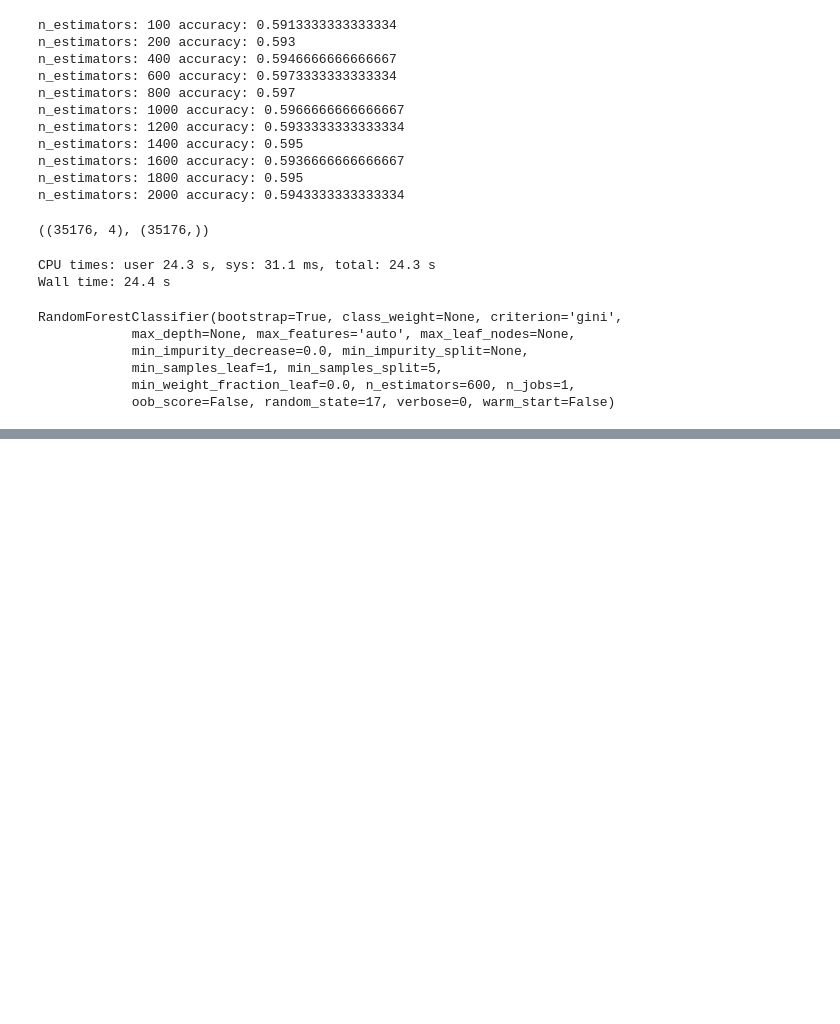
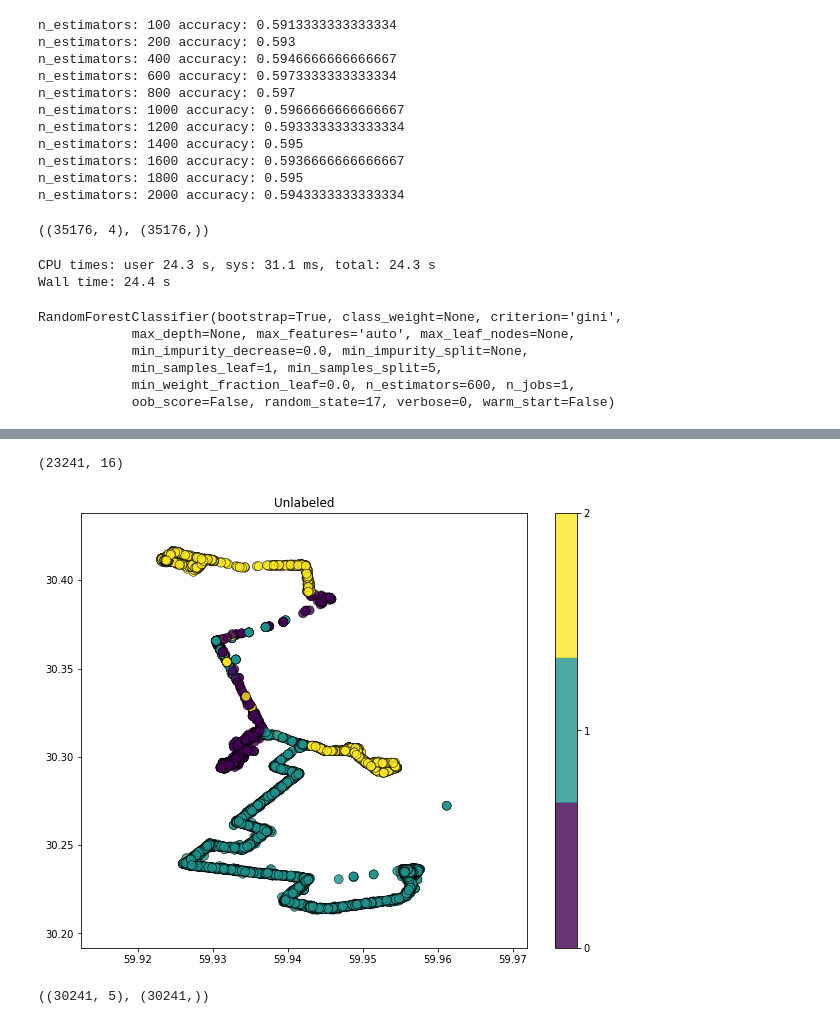
Before and after one commit to default2406/ML-PM-PU, a Jupyter notebook: transport classification.ipynb, the cells around one changed output, grey strips where cells are left out. Drawn from its saved outputs; the diff is of its cells as text; code cells hidden in the pictures; blank space fills up the shorter version.

```diff
--- a/transport classification.ipynb
+++ b/transport classification.ipynb
@@ -820,0 +932,2 @@ with open(os.path.join('data', 'transport_subm4.csv'), 'w') as f:
+# %%
+forest.fit(labeled_data[['log', 'lat', 'request_ts', 'trans_ts', 'minute']].values, labels)
@@ -820,0 +941,7 @@ with open(os.path.join('data', 'transport_subm4.csv'), 'w') as f:
+# %%
+unlabeled_probs = forest.predict_proba(unlabeled_data[['log', 'lat', 'request_ts', 'trans_ts', 'minute']])
+unlabeled_pred = unlabeled_probs.argmax(axis=1)
+# %%
+unlabeled_data['prob'] = unlabeled_probs.max(axis=1)
+unlabeled_data['label'] = unlabeled_pred
+unlabeled_data.head()
@@ -820,0 +955,14 @@ with open(os.path.join('data', 'transport_subm4.csv'), 'w') as f:
+# %%
+unlabeled_data_th09 = unlabeled_data[unlabeled_data['prob'] > 0.9]
+unlabeled_data_th09.shape
+# %% [output]
+(23241, 16)
+# %%
+plt.figure(figsize=(10, 8))
+cmap = plt.get_cmap('viridis', 3)
+plt.scatter(unlabeled_data_th09['lat'], unlabeled_data_th09['log'], edgecolors='black',
+            c=unlabeled_data_th09['label'], linewidth=0.6, alpha=0.8, s=80, cmap=cmap)
+plt.colorbar(ticks=[0, 1, 2])
+plt.title('Unlabeled');
+# %% [output]
+[figure, added]
@@ -820,0 +974,4 @@ with open(os.path.join('data', 'transport_subm4.csv'), 'w') as f:
+# %%
+X_mixed_train.shape, y_mixed_train.shape
+# %% [output]
+((30241, 5), (30241,))
```
Also changed, not shown: parts of 23 cells of this notebook.
